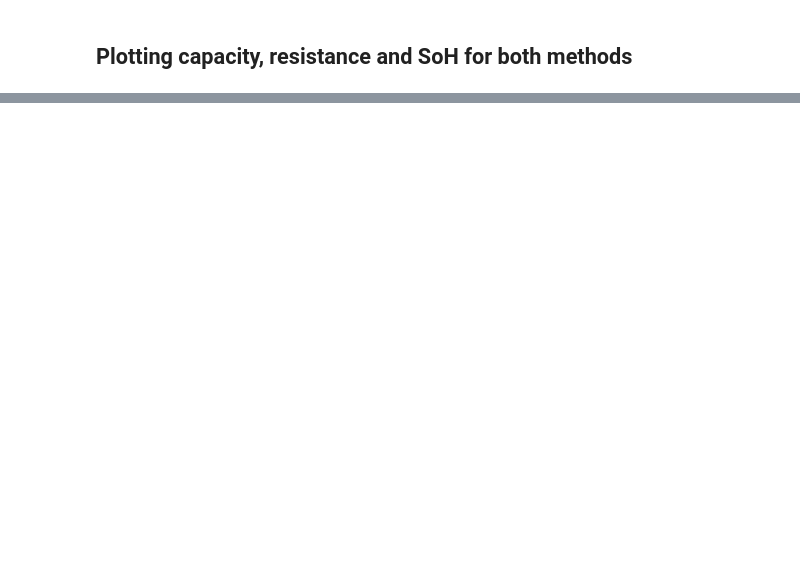
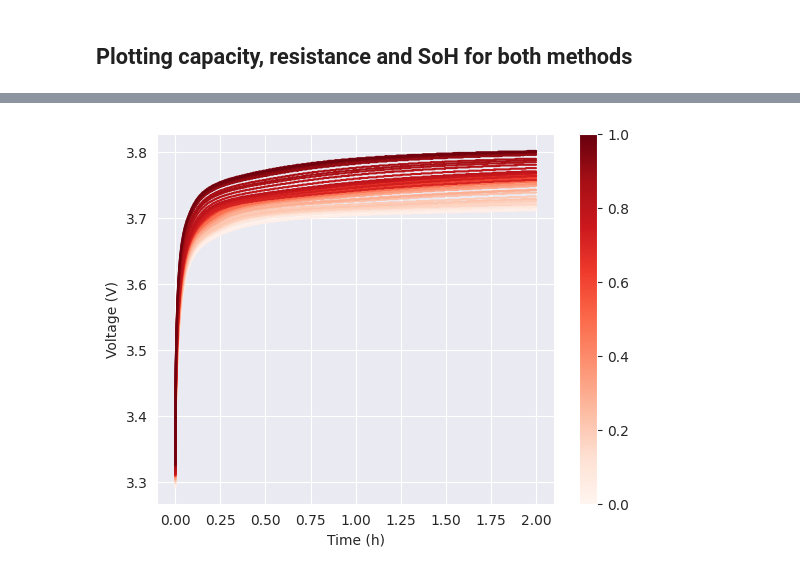
Before and after one commit to antongorillam/Lithium-Ion-Battery-Analysis, a Jupyter notebook: battery_analysis.ipynb, the cells around one changed output, grey strips where cells are left out. Drawn from its saved outputs; the diff is of its cells as text; code cells hidden in the pictures; blank space fills up the shorter version.

```diff
--- a/battery_analysis.ipynb
+++ b/battery_analysis.ipynb
@@ -182,0 +199,24 @@ plt.show()
+# %%
+df = pd.DataFrame(mat['data']['step'])
+df = df.query('comment == "rest post reference discharge"')
+df = df[['relativeTime', 'voltage']]
+
+sns.set_style("darkgrid")
+sns.set_palette(sns.color_palette("Reds", n_colors=len(df)))
+cmap = sns.color_palette("Reds", n_colors=len(df), as_cmap=True)
+
+for index, row in df.iterrows():
+    time_hour = row['relativeTime'] / 3600
+    voltage = row['voltage']
+    sns.lineplot(x=time_hour, y=voltage, linewidth=1.5)
+
+
+sm = plt.cm.ScalarMappable(cmap=cmap)
+sm.set_array([])
+plt.colorbar(sm)
+plt.xlabel('Time (h)')
+plt.ylabel('Voltage (V)')
+plt.show()
+sns.reset_defaults()
+# %% [output]
+[figure, added]
```
Also changed, not shown: parts of 16 cells of this notebook.
